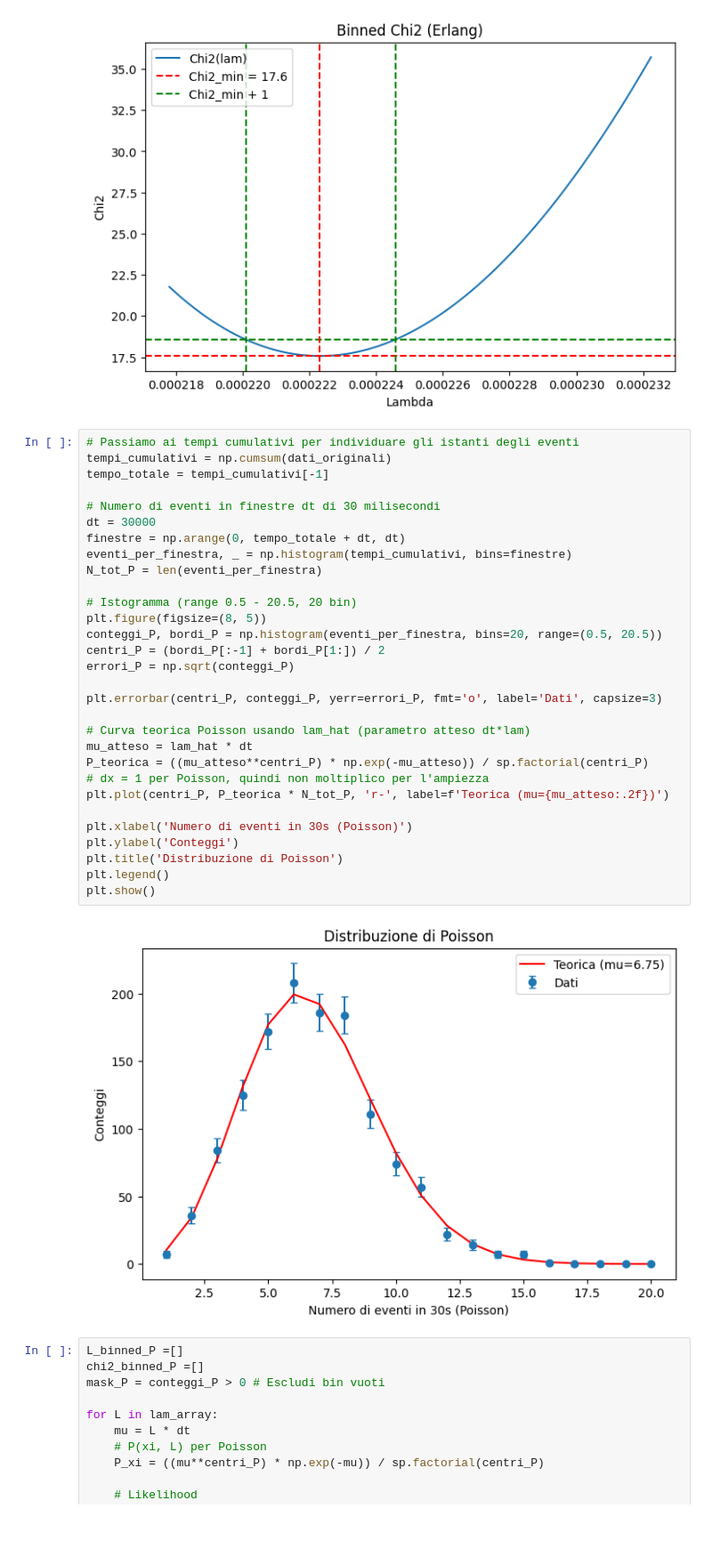
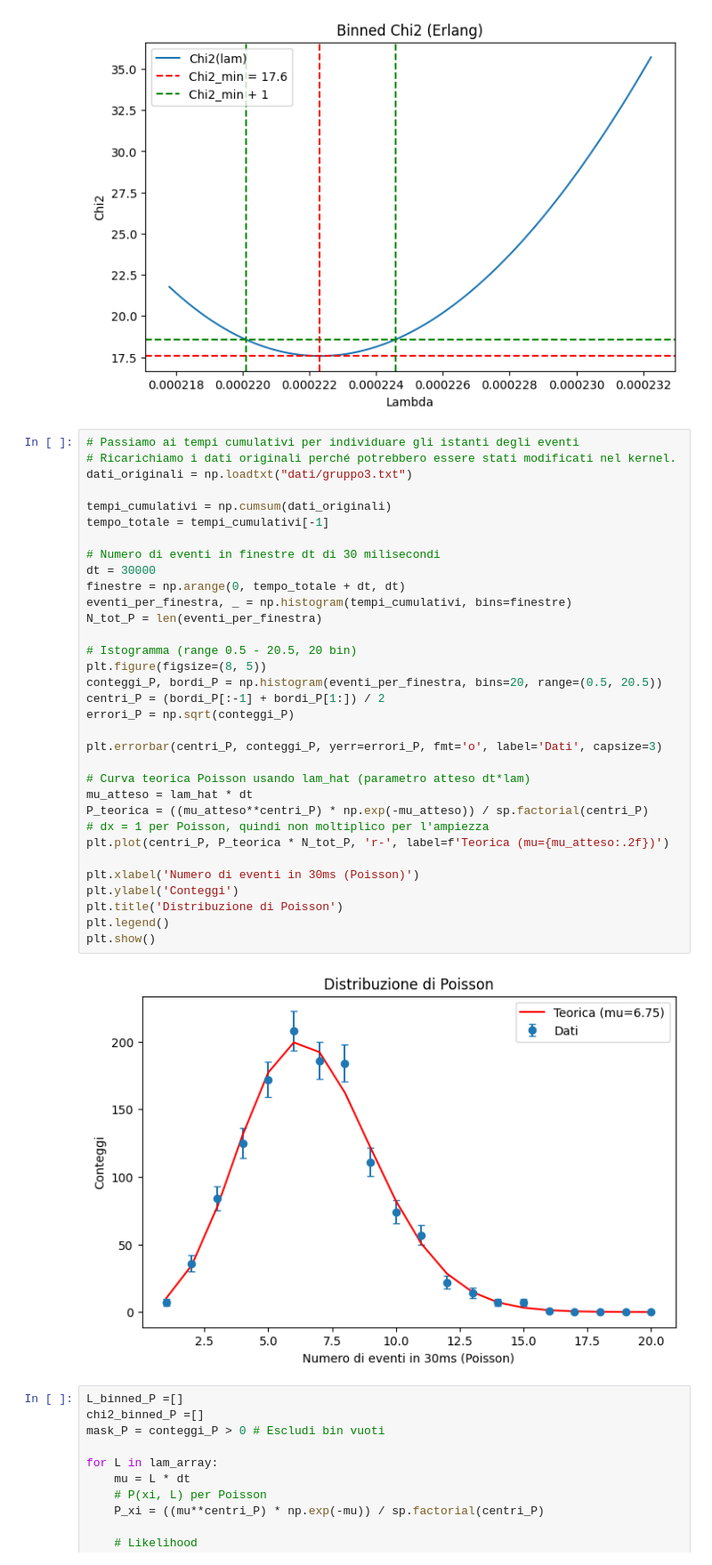
Before and after one commit to Its-mics/Statistica, a Jupyter notebook: laboratorio/Esercitazioni/File_Esercitazioni.ipynb, the cells around one changed output. Shown at 89% size. Cells and saved outputs as stored; diff of their text form; blank space fills up the shorter version.

```diff
--- a/laboratorio/Esercitazioni/File_Esercitazioni.ipynb
+++ b/laboratorio/Esercitazioni/File_Esercitazioni.ipynb
@@ -930,36 +930,39 @@ Chi2 minimo: 17.57, NDF: 16, Chi2 ridotto: 1.10
 [figure]
 # %%
 # Passiamo ai tempi cumulativi per individuare gli istanti degli eventi
+# Ricarichiamo i dati originali perché potrebbero essere stati modificati nel kernel.
+dati_originali = np.loadtxt("dati/gruppo3.txt")
+
 tempi_cumulativi = np.cumsum(dati_originali)
 tempo_totale = tempi_cumulativi[-1]
 
 # Numero di eventi in finestre dt di 30 milisecondi
 dt = 30000
 finestre = np.arange(0, tempo_totale + dt, dt)
 eventi_per_finestra, _ = np.histogram(tempi_cumulativi, bins=finestre)
 N_tot_P = len(eventi_per_finestra)
 
 # Istogramma (range 0.5 - 20.5, 20 bin)
 plt.figure(figsize=(8, 5))
 conteggi_P, bordi_P = np.histogram(eventi_per_finestra, bins=20, range=(0.5, 20.5))
 centri_P = (bordi_P[:-1] + bordi_P[1:]) / 2
 errori_P = np.sqrt(conteggi_P)
 
 plt.errorbar(centri_P, conteggi_P, yerr=errori_P, fmt='o', label='Dati', capsize=3)
 
 # Curva teorica Poisson usando lam_hat (parametro atteso dt*lam)
 mu_atteso = lam_hat * dt
 P_teorica = ((mu_atteso**centri_P) * np.exp(-mu_atteso)) / sp.factorial(centri_P)
 # dx = 1 per Poisson, quindi non moltiplico per l'ampiezza
 plt.plot(centri_P, P_teorica * N_tot_P, 'r-', label=f'Teorica (mu={mu_atteso:.2f})')
 
-plt.xlabel('Numero di eventi in 30s (Poisson)')
+plt.xlabel('Numero di eventi in 30ms (Poisson)')
 plt.ylabel('Conteggi')
 plt.title('Distribuzione di Poisson')
 plt.legend()
 plt.show()
 # %% [output]
-[figure, old version]
+[figure, new version]
 # %%
 L_binned_P =[]
 chi2_binned_P =[]
```
